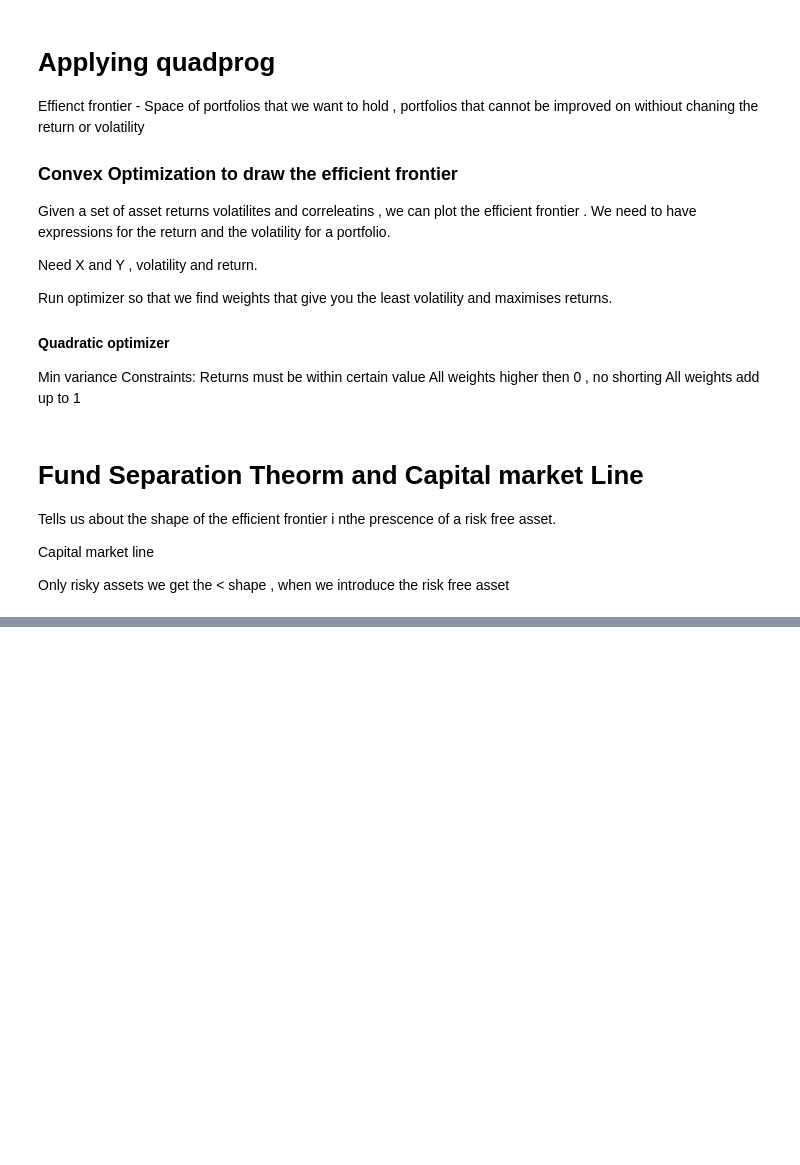
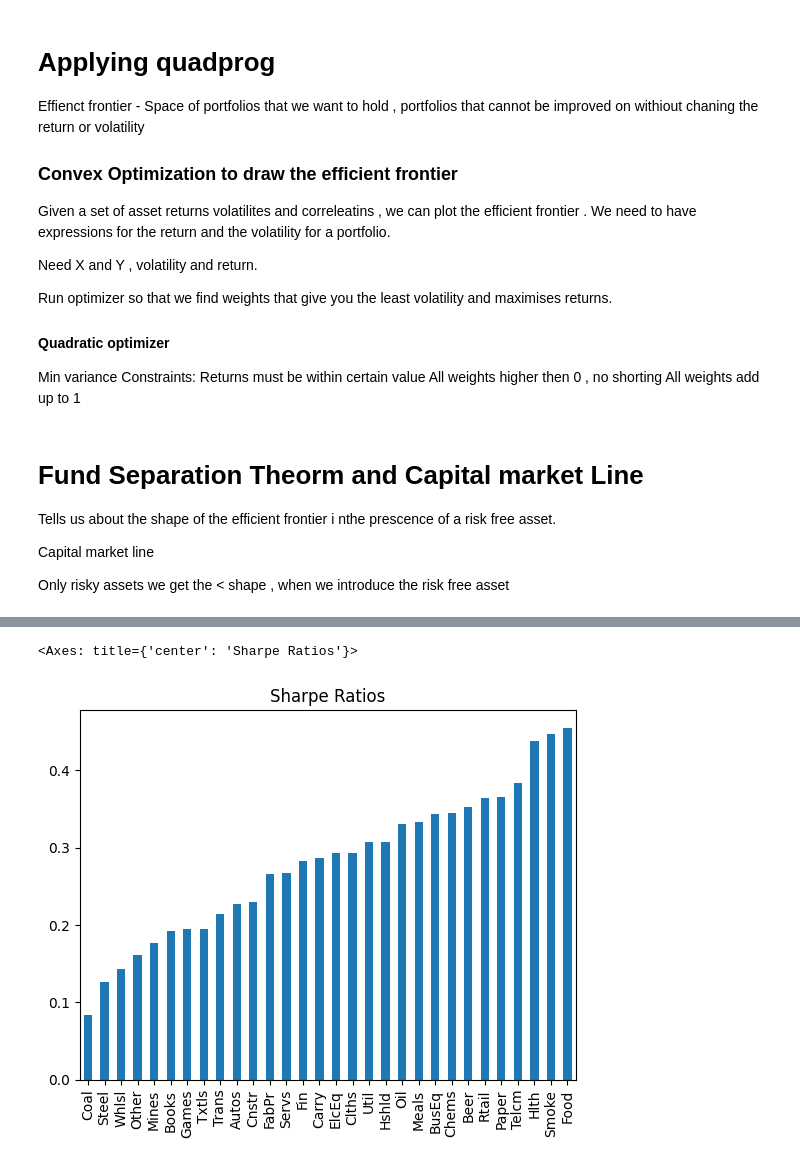
Before and after one commit to torsaan/Self-Study_Finance_Portfolio-Construction-and-Risk-Management, a Jupyter notebook: Finans_2.ipynb, the cells around one changed output, grey strips where cells are left out. Saved outputs shown, nothing was run; the diff lists cells and outputs as text; code cells hidden in the pictures; blank space fills up the shorter version.

```diff
--- a/Finans_2.ipynb
+++ b/Finans_2.ipynb
@@ -202,0 +324,5 @@ This is because the portfolio combinations that are on the "efficient frontier"
+# %%
+t.sharpe_ratio(ind, 0.03 , 12).sort_values().plot.bar(title= "Sharpe Ratios")
+# %% [output]
+<Axes: title={'center': 'Sharpe Ratios'}>
+[figure, added]
```
Also changed, not shown: parts of 13 cells of this notebook.
